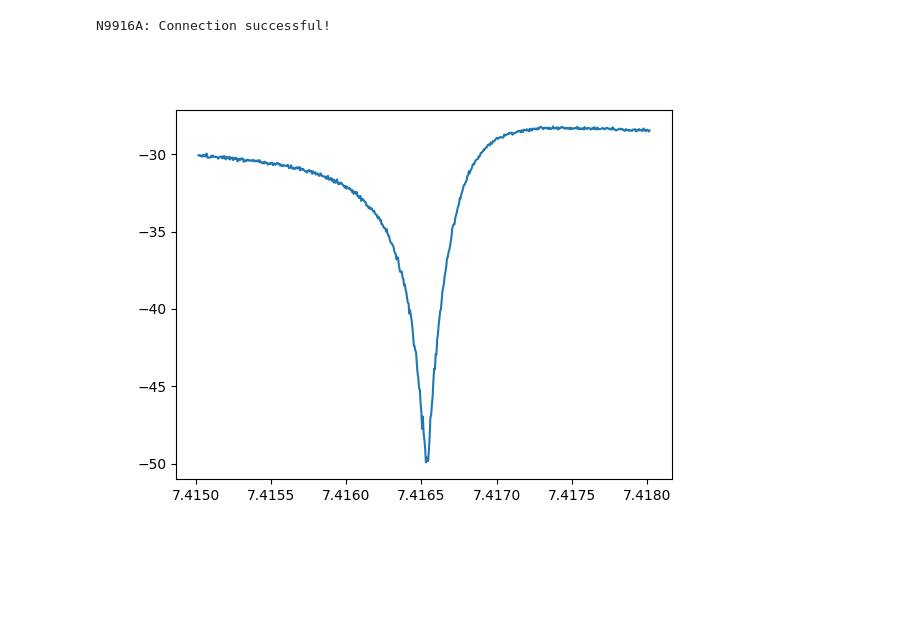
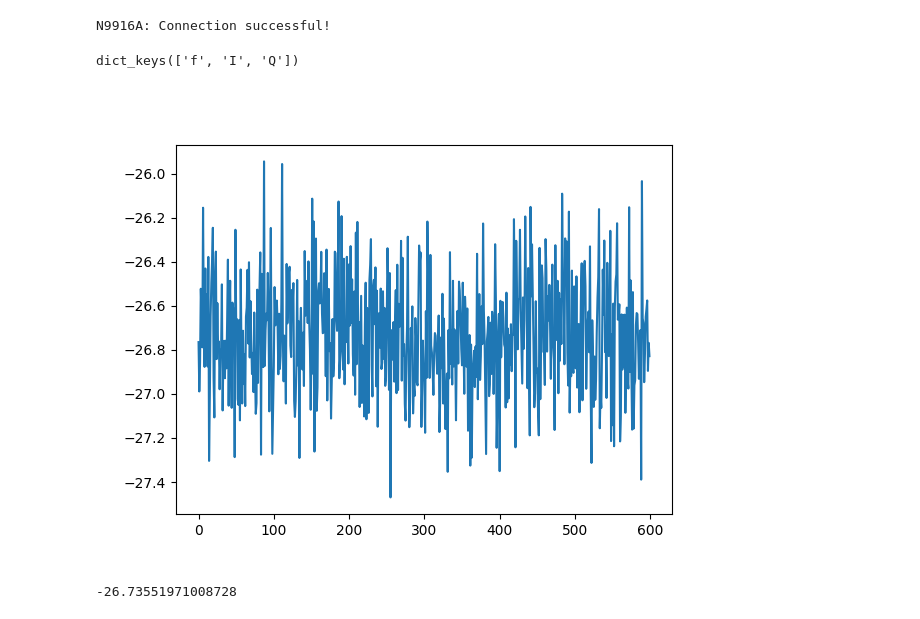
Before and after one commit to biqute/QTLab2324, a Jupyter notebook: PAandQubit/Instruments/network/VNA/Punchout_vna.ipynb, the cells around one changed output. Drawn from its saved outputs; the diff is of its cells as text; code cells hidden in the pictures; blank space fills up the shorter version.

```diff
--- a/PAandQubit/Instruments/network/VNA/Punchout_vna.ipynb
+++ b/PAandQubit/Instruments/network/VNA/Punchout_vna.ipynb
@@ -7,24 +7,27 @@ import NA_N9916A
 import time
 from scipy.optimize import curve_fit
 
+
 import sys
 sys.path.insert(1, 'C:\\Users\\oper\\SynologyDrive\\Lab2023\\Qubit\\QTLab2324\\PAandQubit\\Exercises_data')
+sys.path.insert(2, r'C:\Users\oper\SynologyDrive\Lab2023\KIDs\QTLab2324\PAandQubit\Actual_Work')
 from FunFit import *
+import Tuls as Ts
+
+ip          = '192.168.40.10'
+vna = NA_N9916A.N9916A(ip)
+# %% [output]
+N9916A: Connection successful!
 # %%
+span = 10e6
+f_c = 7.5745576e9
+bw = 1e3            # IF BANDWIDTH
+pauuer = -15
 
-# -26 dB
-# 10 MHz di span
-###############################
-
-f_min = 7.415
-f_max = 7.418
 
 ip          = '192.168.40.10'
 mode        = 'NA'
 s_par       = 'S21'
-f_center = (f_min + f_max)*1e9/2
-f_span = (f_max - f_min)*1e9
-n_pts = 500
 hdf5_file   = '2024-04-18.hdf5'
 
 n_pts = 600
@@ -34,22 +37,29 @@ n_pts = 600
 ###############################
 
 
-vna = NA_N9916A.N9916A(ip)
+
 vna.set_num_pts(n_pts)
-# %% [output]
-N9916A: Connection successful!
 # %%
-vna.set_mode('NA')
-vna.set_NA_par('S21')
+# vna.set_freq_center(f_c)
+# vna.set_freq_span(span)
+# vna.set_scaling(auto = True)
+# vna.set_power(-15)
+# vna.set_freq_bandwidth(bw)
 sweep = vna.get_data()
-sweep['Num pts'] = n_pts
-sweep['Span'] = f_span
+print(sweep.keys())
+#Ts.save_dict_to_hdf5(sweep, 'Ris_piccola_left_lowpower.h5')
 
-f, I, Q, a, b = sweep.values()
+f, I, Q = sweep.values()
 amp = 10*np.log10(I**2 + Q**2) # amplitude
 
 plt.clf()
-plt.plot(f, amp)
+plt.plot(amp)
 plt.show()
+
+print(np.mean(amp))
+# senza power combiner è -23.3012148 dBm
+# con lui è -26.73551971008728
 # %% [output]
+dict_keys(['f', 'I', 'Q'])
-[figure, old version]
+[figure, new version]
+-26.73551971008728
```
Also changed, not shown: parts of 8 cells of this notebook, 8 other files.
